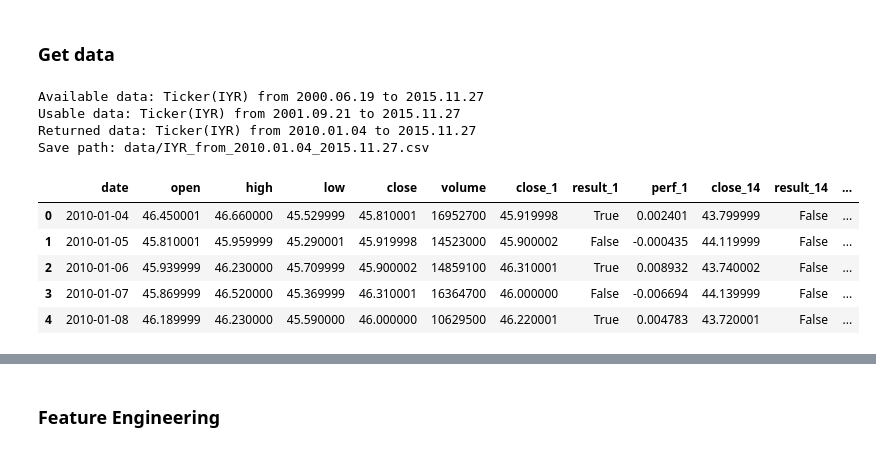
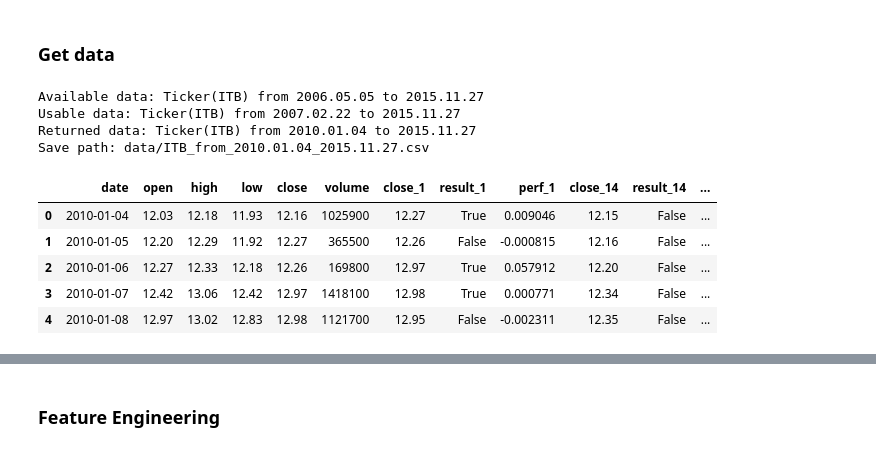
Before and after one commit to ygauthie/CS109_Project, a Jupyter notebook: ml-yvan.ipynb, the cells around one changed output, grey strips where cells are left out. Drawn from its saved outputs; the diff is of its cells as text; code cells hidden in the pictures.

```diff
--- a/ml-yvan.ipynb
+++ b/ml-yvan.ipynb
@@ -19,22 +19,22 @@ sns.set_context("poster")
 ### Get data
 # %%
 #df=pd.read_csv("data/IYZ.csv")
-ticker = 'IYR'
+ticker = 'ITB'
 startdate=datetime.date(2010, 1, 1)
 enddate=datetime.date.today()
 df = generate_ticker_data(ticker, startdate, enddate)
 df.head()
 # %% [output]
-Available data: Ticker(IYR) from 2000.06.19 to 2015.11.27
-Usable data: Ticker(IYR) from 2001.09.21 to 2015.11.27
-Returned data: Ticker(IYR) from 2010.01.04 to 2015.11.27
-Save path: data/IYR_from_2010.01.04_2015.11.27.csv
+Available data: Ticker(ITB) from 2006.05.05 to 2015.11.27
+Usable data: Ticker(ITB) from 2007.02.22 to 2015.11.27
+Returned data: Ticker(ITB) from 2010.01.04 to 2015.11.27
+Save path: data/ITB_from_2010.01.04_2015.11.27.csv
 |  | date | open | high | low | close | volume | close_1 | result_1 | perf_1 | close_14 | result_14 | ... |
-| 0 | 2010-01-04 | 46.450001 | 46.660000 | 45.529999 | 45.810001 | 16952700 | 45.919998 | True | 0.002401 | 43.799999 | False | ... |
-| 1 | 2010-01-05 | 45.810001 | 45.959999 | 45.290001 | 45.919998 | 14523000 | 45.900002 | False | -0.000435 | 44.119999 | False | ... |
-| 2 | 2010-01-06 | 45.939999 | 46.230000 | 45.709999 | 45.900002 | 14859100 | 46.310001 | True | 0.008932 | 43.740002 | False | ... |
-| 3 | 2010-01-07 | 45.869999 | 46.520000 | 45.369999 | 46.310001 | 16364700 | 46.000000 | False | -0.006694 | 44.139999 | False | ... |
-| 4 | 2010-01-08 | 46.189999 | 46.230000 | 45.590000 | 46.000000 | 10629500 | 46.220001 | True | 0.004783 | 43.720001 | False | ... |
+| 0 | 2010-01-04 | 12.03 | 12.18 | 11.93 | 12.16 | 1025900 | 12.27 | True | 0.009046 | 12.15 | False | ... |
+| 1 | 2010-01-05 | 12.20 | 12.29 | 11.92 | 12.27 | 365500 | 12.26 | False | -0.000815 | 12.16 | False | ... |
+| 2 | 2010-01-06 | 12.27 | 12.33 | 12.18 | 12.26 | 169800 | 12.97 | True | 0.057912 | 12.20 | False | ... |
+| 3 | 2010-01-07 | 12.42 | 13.06 | 12.42 | 12.97 | 1418100 | 12.98 | True | 0.000771 | 12.34 | False | ... |
+| 4 | 2010-01-08 | 12.97 | 13.02 | 12.83 | 12.98 | 1121700 | 12.95 | False | -0.002311 | 12.35 | False | ... |
 # %%
 df.tail()
 # %% [output]
```
Also changed, not shown: parts of 23 cells of this notebook, 5 other files.
